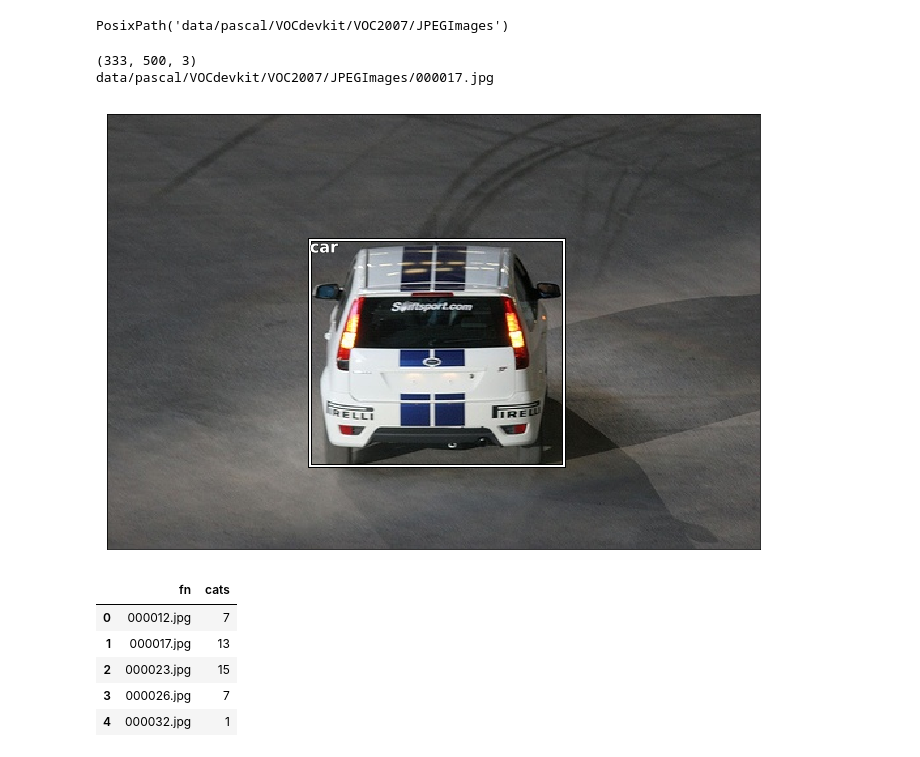
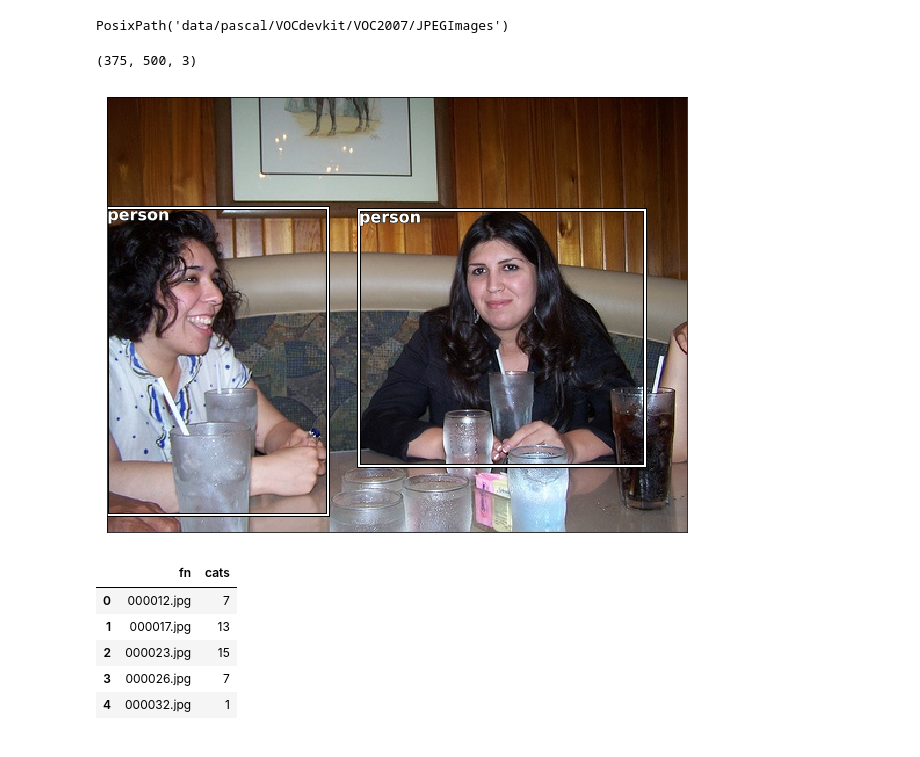
Before and after one commit to musedivision/deeplearning, a Jupyter notebook: volume/pascal VOC.ipynb, the cells around one changed output. Cells and saved outputs as stored; diff of their text form; code cells hidden in the pictures.

```diff
--- a/volume/pascal VOC.ipynb
+++ b/volume/pascal VOC.ipynb
@@ -176,17 +177,11 @@ def draw_idx(i):
     im = open_image(IMG_PATH/train_filenames_dict[i])
     print(im.shape)
     draw_im(im, im_a)
-# %%
-draw_idx(12);
-rndm_path = Path(IMG_PATH/train_filenames[17])
-print(rndm_path)
-# img = plt.imread(rndm_path)
-# plt.imshow(img)
-# os.path.exists(rndm_path)
-# %% [output]
-(333, 500, 3)
-data/pascal/VOCdevkit/VOC2007/JPEGImages/000017.jpg
-[figure, removed]
+# %%
+draw_idx(train_ids[7]);
+# %% [output]
+(375, 500, 3)
+[figure, added]
 # %%
 df = pd.DataFrame({'fn': [train_filenames_dict[o] for o in train_ids ],
                    'cats': [largest_items[o][1] for o in train_ids]},
```
Also changed, not shown: parts of 13 cells of this notebook.
